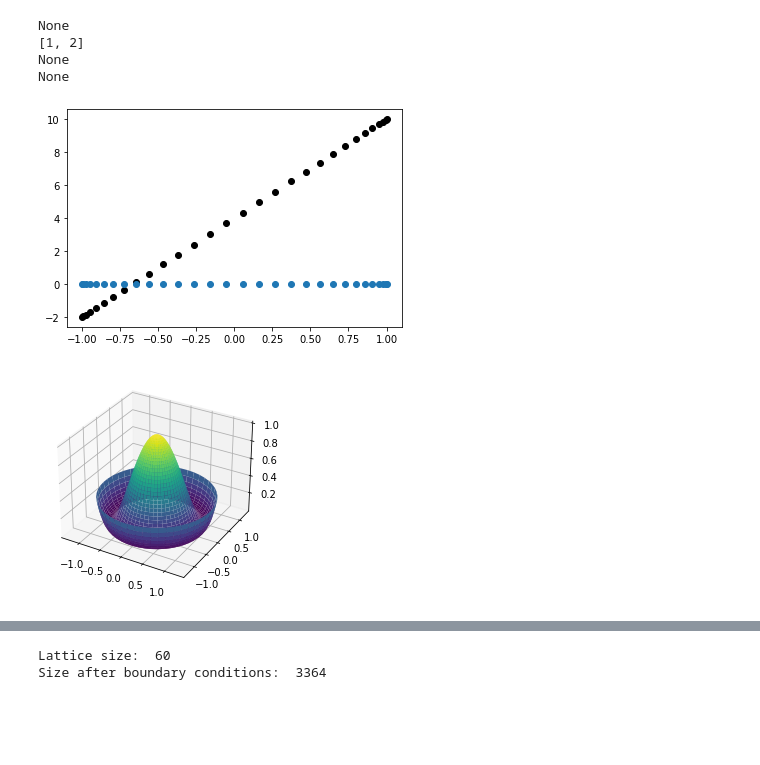
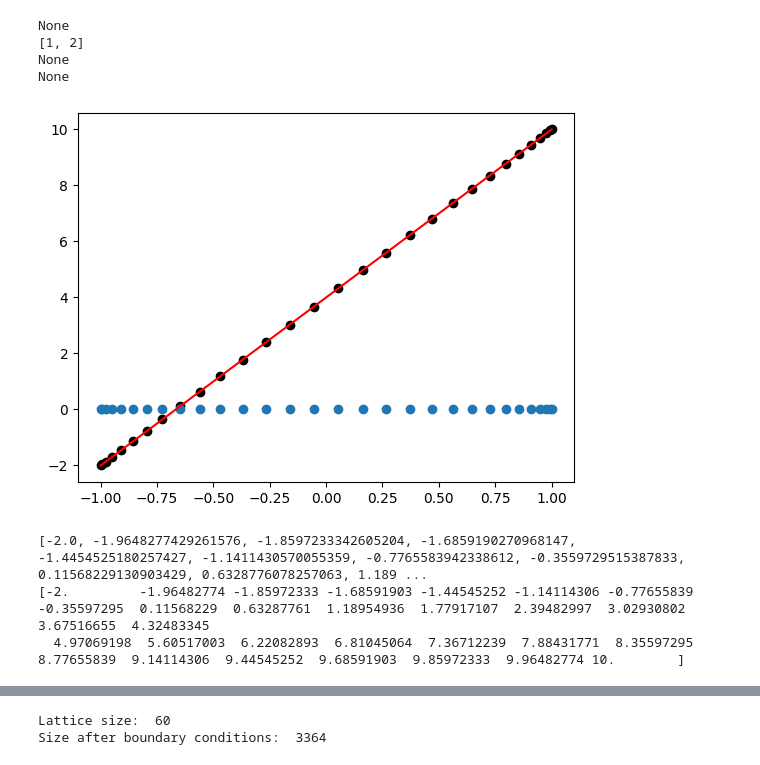
Before and after one commit to KsymenaPoradzisz/General_Relativity, a Jupyter notebook: test.ipynb, the cells around one changed output, grey strips where cells are left out. Drawn from its saved outputs; the diff is of its cells as text; code cells hidden in the pictures; blank space fills up the shorter version.

```diff
--- a/test.ipynb
+++ b/test.ipynb
@@ -29,52 +29,33 @@ None
 # %%
 def poly3(x, a, b, c, d):
     return a*x*x*x + b*x*x + c*x + d
 
 def poly3div(x, a, b, c):
     return 3*a*x*x + 2*b*x + c
 
 def poly3bis(x, a, b, c):
-    return 6*a*x * 2*b
+    return 6*a*x + 2*b
 
 N = 30
 x = Ch.Grid(N, mode='cheb').grid
 D = Div.DR2(N).matrix
 
 a, b, c, d = 1, 2, 3, 4
 
 ydata = [poly3(i, a, b, c, d) for i in x]   # 3rd degree polynomial values
 yRef = [poly3bis(i, a, b, c) for i in x] # true derivative
 yD = D @ ydata                              # spectral derivative
 
 
-# plt.plot(x, yRef, 'r')
+plt.plot(x, yRef, 'r')
 plt.scatter(x, yD, c='black')
 plt.scatter(x, [0 for i in range(N)])
 plt.show()
 # %% [output]
-[figure, old version]
+[figure, new version]
+[-2.0, -1.9648277429261576, -1.8597233342605204, -1.6859190270968147, -1.4454525180257427, -1.1411430570055359, -0.7765583942338612, -0.3559729515387833, 0.11568229130903429, 0.6328776078257063, 1.189 ...
+[-2.         -1.96482774 -1.85972333 -1.68591903 -1.44545252 -1.14114306 -0.77655839 -0.35597295  0.11568229  0.63287761  1.18954936  1.77917107  2.39482997  3.02930802  3.67516655  4.32483345
+  4.97069198  5.60517003  6.22082893  6.81045064  7.36712239  7.88431771  8.35597295  8.77655839  9.14114306  9.44545252  9.68591903  9.85972333  9.96482774 10.        ]
-# %%
-r = np.linspace(0, 1, 20)
-t = np.linspace(0, 0.5, 20)
-
-
-fig = plt.figure()
-ax = fig.add_subplot(projection='3d')
-
-# Create the mesh in polar coordinates and compute corresponding Z.
-r = np.linspace(0, 1.25, 50)
-p = np.linspace(0, 2*np.pi, 50)
-R, P = np.meshgrid(r, p)
-Z = ((R**2 - 1)**2)
-
-# Express the mesh in the cartesian system.
-X, Y = R*np.cos(P), R*np.sin(P)
-
-# Plot the surface.
-ax.plot_surface(X, Y, Z, cmap="viridis")
-plt.show()
-# %% [output]
-[figure, removed]
 # %%
 def sin(x, a, b, c, d):
     return a * np.sin(b*x + c)
```
Also changed, not shown: parts of 4 cells of this notebook.
